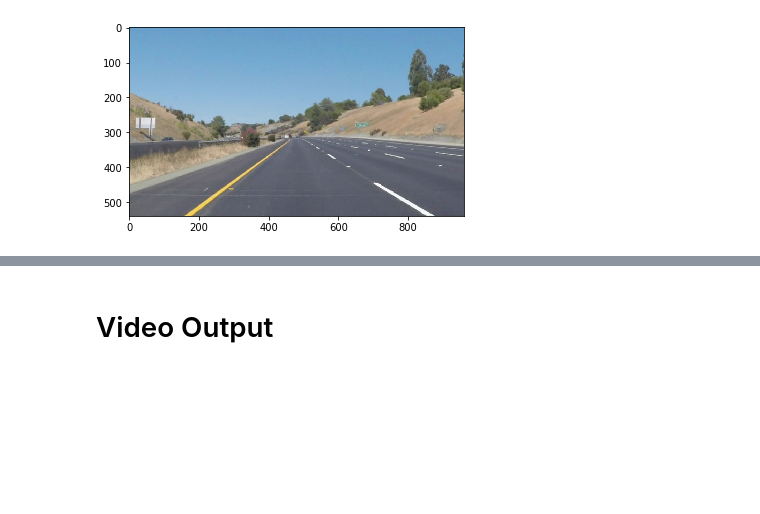
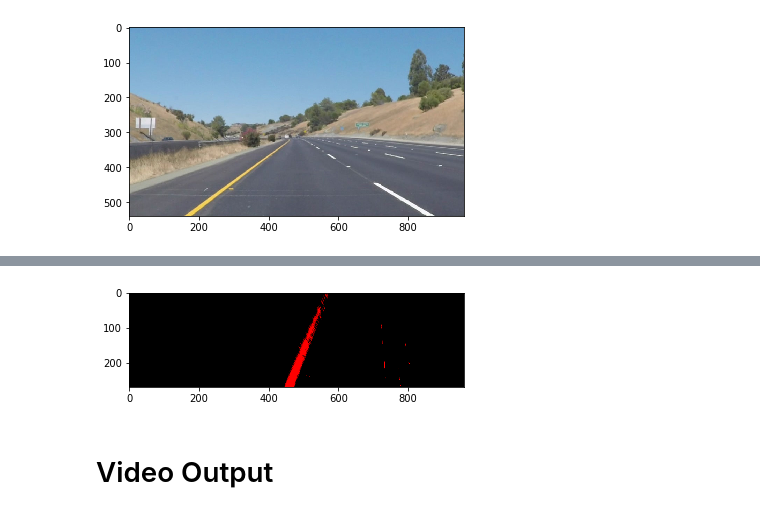
Before and after one commit to da7th/CarND-P1, a Jupyter notebook: Real-time attempt.ipynb, the cells around one changed output, grey strips where cells are left out. Drawn from its saved outputs; the diff is of its cells as text; code cells hidden in the pictures; blank space fills up the shorter version.

Commit message:
update: modifications to the warp function, testing old method from project 4

```diff
--- a/Real-time attempt.ipynb
+++ b/Real-time attempt.ipynb
@@ -69,3 +71,90 @@ plt.imshow(color_thresh(test_image), cmap='gray')
+# %%
+def persp_warp(img,
+                src1x=0,
+                src2x=1280,
+                src3x=754,
+                src4x=526,
+                src1y=720,
+                src2y=720,
+                src3y=470,
+                src4y=470,
+                dst1x=0,
+                dst2x=1280,
+                dst3x=1280,
+                dst4x=0,
+                dst1y=720,
+                dst2y=720,
+                dst3y=0,
+                dst4y=0,
+              ):
+
+#     shape[0] y axis
+#     shape[1] x axis0
+#     (270, 960, 3)
+
+#     src1x=0
+#     src2x=1280
+#     src3x=754
+#     src4x=526
+#     src1y=720
+#     src2y=720
+#     src3y=470
+#     src4y=470
+#     dst1x=0
+#     dst2x=1280
+#     dst3x=1280
+#     dst4x=0
+#     dst1y=720
+#     dst2y=720
+#     dst3y=0
+#     dst4y=0
+
+    #get the input image size (since this may vary between runs)
+    img_size = (img.shape[1], img.shape[0])
+
+    #obtain and set the source points based on the given ratios
+    src = np.float32([[img.shape[1]*(src1x/1280),img.shape[0]*(src1y/720)],
+                      [img.shape[1]*(src2x/1280),img.shape[0]*(src2y/720)],
+                      [img.shape[1]*(src3x/1280),img.shape[0]*(src3y/720)],
+                      [img.shape[1]*(src4x/1280),img.shape[0]*(src4y/720)]])
+
+    #obtain and set the destination points based on the given ratios
+    dst = np.float32([[img.shape[1]*(dst1x/1280),img.shape[0]*(dst1y/720)],
+                      [img.shape[1]*(dst2x/1280),img.shape[0]*(dst2y/720)],
+                      [img.shape[1]*(dst3x/1280),img.shape[0]*(dst3y/720)],
+                      [img.shape[1]*(dst4x/1280),img.shape[0]*(dst4y/720)]])
+
+
+    M = cv2.getPerspectiveTransform(src, dst)
+
+    dsize = (img.shape[1], img.shape[0])
+
+    warped = cv2.warpPerspective(img, M, dsize, flags=cv2.INTER_LINEAR)
+
+    plt.imshow(warped)
+
+
+
+interact(persp_warp, img=fixed(color_thresh(test_image)),
+                src1x=(-1000,1000,),
+                src2x=(-1000,1000,1),
+                src3x=(-1000,1000,1),
+                src4x=(-1000,1000,1),
+                src1y=(-1000,1000,1),
+                src2y=(-1000,1000,1),
+                src3y=(-1000,1000,1),
+                src4y=(-1000,1000,1),
+                dst1x=(-1000,1000,1),
+                dst2x=(-1000,1000,1),
+                dst3x=(-1000,1000,1),
+                dst4x=(-1000,1000,1),
+                dst1y=(-1000,1000,1),
+                dst2y=(-1000,1000,1),
+                dst3y=(-1000,1000,1),
+                dst4y=(-1000,1000,1)
+         )
+# %% [output]
+[figure, added]
 # %% [markdown]
 # Video Output
 # %%
```
Also changed, not shown: parts of 3 cells of this notebook.
